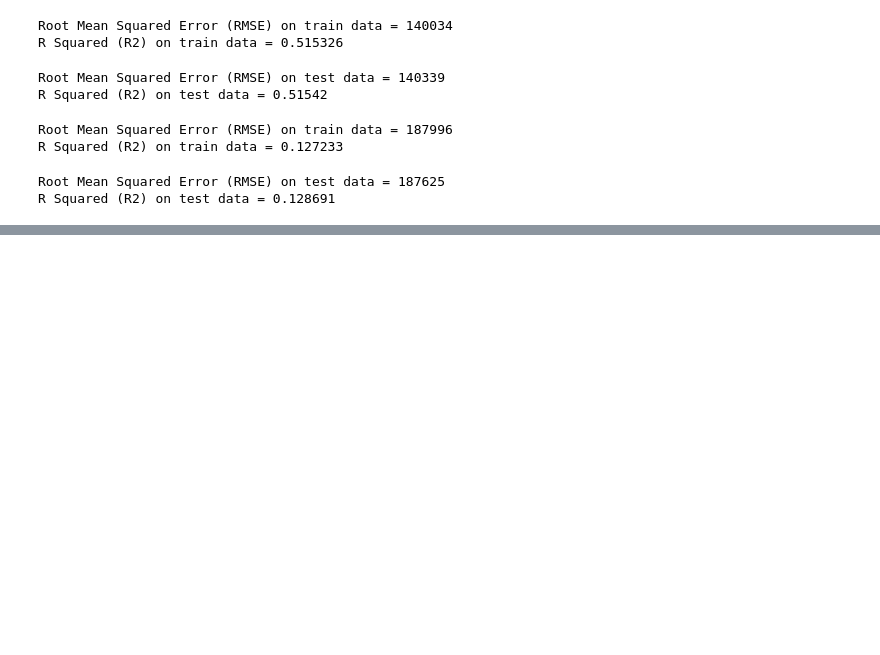
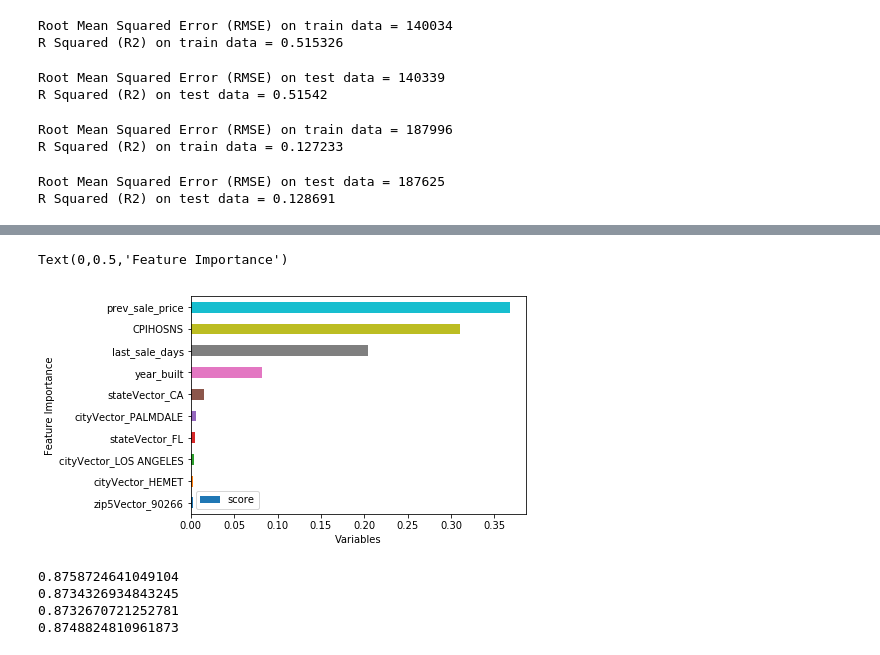
Before and after one commit to abhiniti-uchi/bigdata-winter22, a Jupyter notebook: Code Snippets/03-Modeling-new-w_one_hot.ipynb, the cells around one changed output, grey strips where cells are left out. Drawn from its saved outputs; the diff is of its cells as text; code cells hidden in the pictures; blank space fills up the shorter version.

```diff
--- a/Code Snippets/03-Modeling-new-w_one_hot.ipynb
+++ b/Code Snippets/03-Modeling-new-w_one_hot.ipynb
@@ -297,0 +312,4 @@ R Squared (R2) on test data = 0.128691
+# %%
+from pyspark.ml.classification import GBTClassifier
+gbt = GBTClassifier(labelCol=y_var, featuresCol="features", maxIter=5)
+gbt_model = gbt.fit(train_df)
@@ -297,0 +379,11 @@ R Squared (R2) on test data = 0.128691
+# %%
+def ExtractFeatureImp(featureImp, dataset, featuresCol):
+    list_extract = []
+    for i in dataset.schema[featuresCol].metadata["ml_attr"]["attrs"]:
+        list_extract = list_extract + dataset.schema[featuresCol].metadata["ml_attr"]["attrs"][i]
+    varlist = pd.DataFrame(list_extract)
+    varlist['score'] = varlist['idx'].apply(lambda x: featureImp[x])
+    return(varlist.sort_values('score', ascending = False))
+# %%
+feature_imp = ExtractFeatureImp(gbt_model.featureImportances, train_df, "features")
+feature_imp
@@ -297,0 +409,8 @@ R Squared (R2) on test data = 0.128691
+# %%
+ax = feature_imp.sort_values(by='score', ascending=True).tail(10).plot(kind='barh', x = 'name', y = 'score')\
+
+ax.set_xlabel("Variables")
+ax.set_ylabel("Feature Importance")
+# %% [output]
+Text(0,0.5,'Feature Importance')
+[figure, added]
@@ -297,0 +434,10 @@ R Squared (R2) on test data = 0.128691
+# %%
+print(acc)
+print(f1)
+print(weightedPrecision)
+print(weightedRecall)
+# %% [output]
+0.8758724641049104
+0.8734326934843245
+0.8732670721252781
+0.8748824810961873
```
Also changed, not shown: parts of 21 cells of this notebook.
